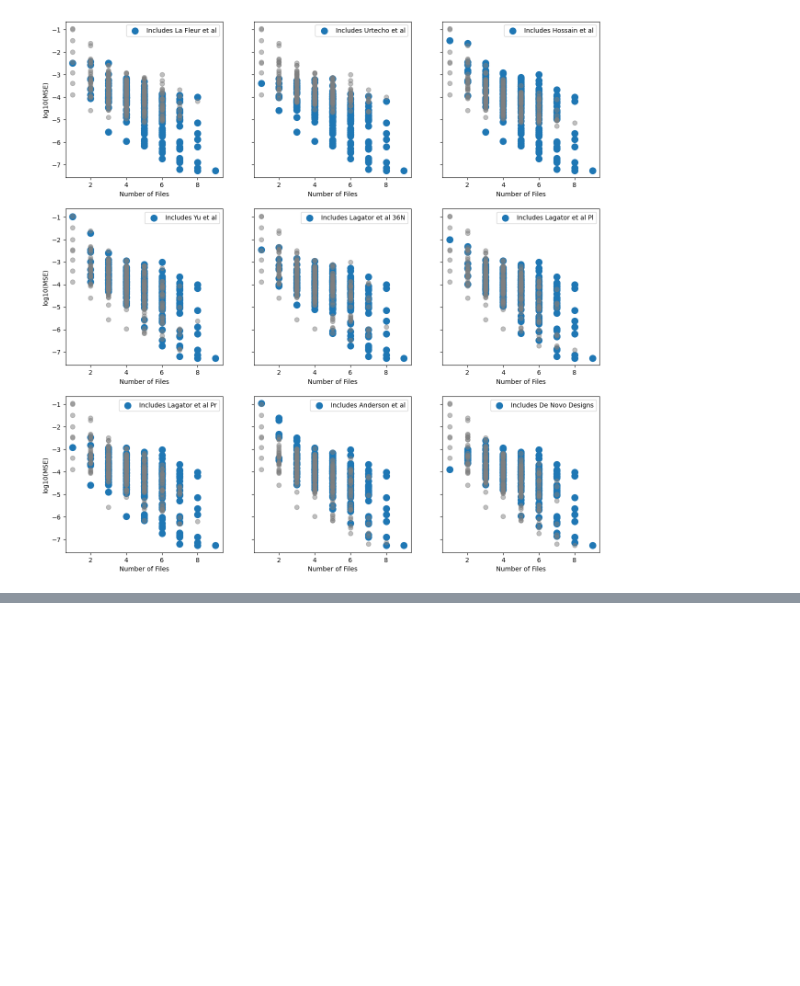
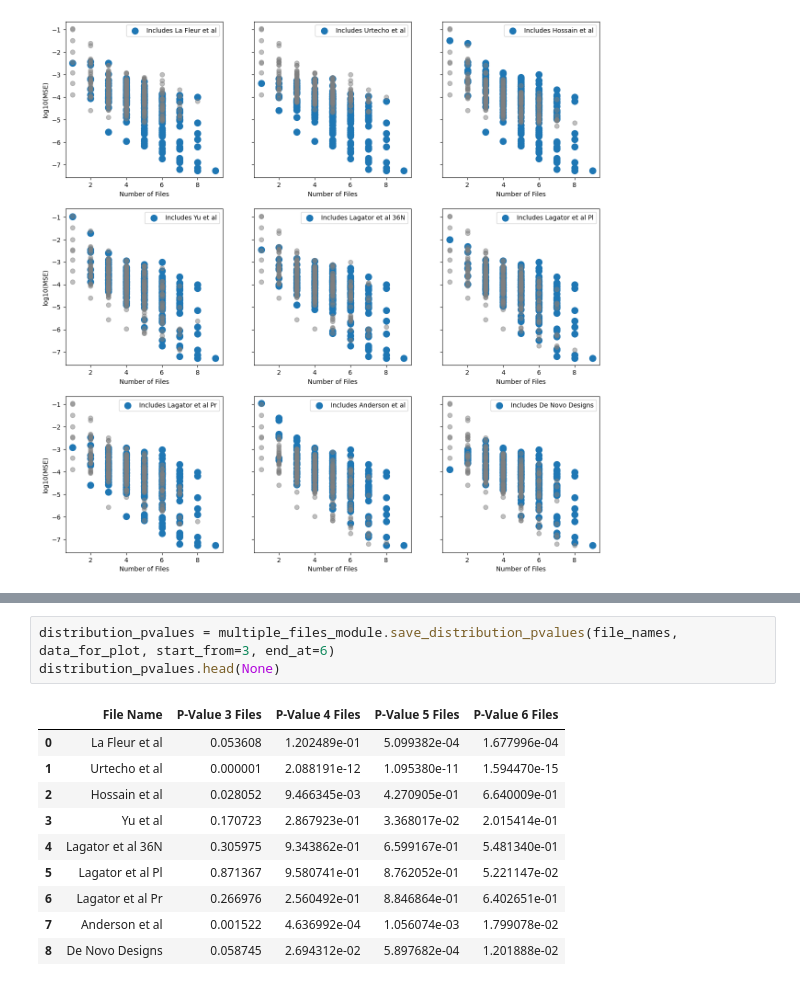
Before and after one commit to Rhys-sg/e.-coli-promoter-prediction, a Jupyter notebook: multiple_files.ipynb, the cells around one changed output, grey strips where cells are left out. Cells and saved outputs as stored; diff of their text form; blank space fills up the shorter version.

```diff
--- a/multiple_files.ipynb
+++ b/multiple_files.ipynb
@@ -48,0 +36,14 @@ multiple_files_module.plot_mse_distribution_with_ttest(file_mse, file_names, 'Yu
+# %%
+distribution_pvalues = multiple_files_module.save_distribution_pvalues(file_names, data_for_plot, start_from=3, end_at=6)
+distribution_pvalues.head(None)
+# %% [output]
+|  | File Name | P-Value 3 Files | P-Value 4 Files | P-Value 5 Files | P-Value 6 Files |
+| 0 | La Fleur et al | 0.053608 | 1.202489e-01 | 5.099382e-04 | 1.677996e-04 |
+| 1 | Urtecho et al | 0.000001 | 2.088191e-12 | 1.095380e-11 | 1.594470e-15 |
+| 2 | Hossain et al | 0.028052 | 9.466345e-03 | 4.270905e-01 | 6.640009e-01 |
+| 3 | Yu et al | 0.170723 | 2.867923e-01 | 3.368017e-02 | 2.015414e-01 |
+| 4 | Lagator et al 36N | 0.305975 | 9.343862e-01 | 6.599167e-01 | 5.481340e-01 |
+| 5 | Lagator et al Pl | 0.871367 | 9.580741e-01 | 8.762052e-01 | 5.221147e-02 |
+| 6 | Lagator et al Pr | 0.266976 | 2.560492e-01 | 8.846864e-01 | 6.402651e-01 |
+| 7 | Anderson et al | 0.001522 | 4.636992e-04 | 1.056074e-03 | 1.799078e-02 |
+| 8 | De Novo Designs | 0.058745 | 2.694312e-02 | 5.897682e-04 | 1.201888e-02 |
```
Also changed, not shown: parts of 4 cells of this notebook, 3 other files.
